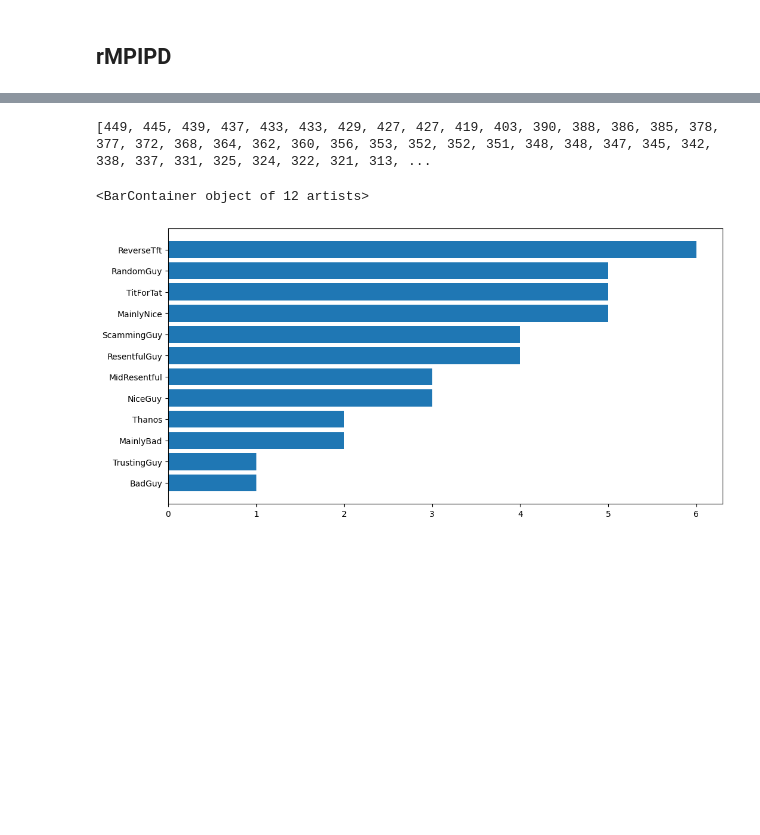
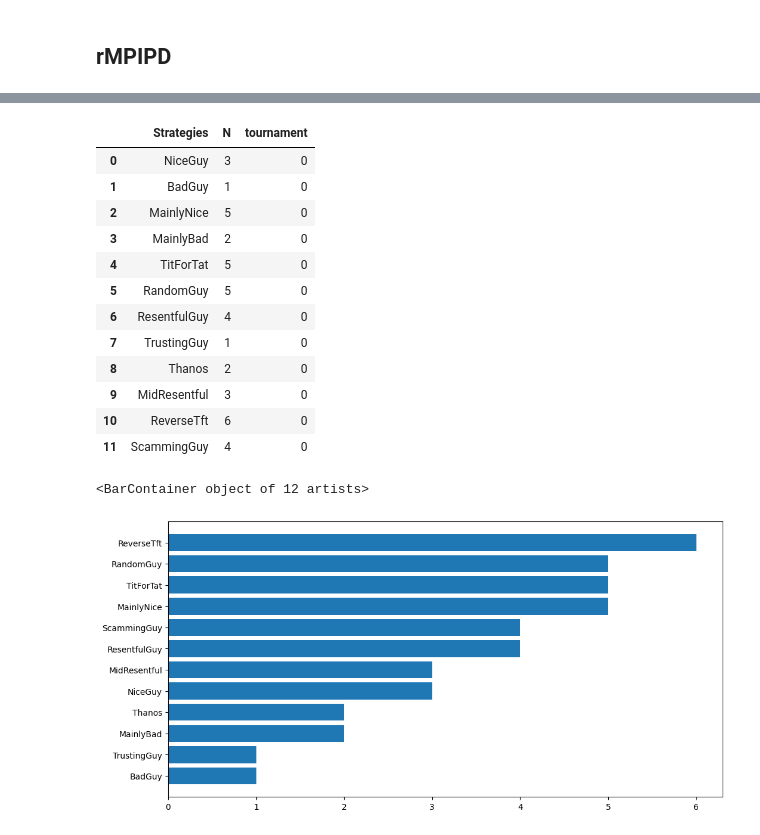
Before and after one commit to LeoPi314/LCP_projects_Y7_Group_4, a Jupyter notebook: IteratedTournament.ipynb, the cells around one changed output, grey strips where cells are left out. Cells and saved outputs as stored; diff of their text form; code cells hidden in the pictures; blank space fills up the shorter version.

```diff
--- a/IteratedTournament.ipynb
+++ b/IteratedTournament.ipynb
@@ -117,19 +116,23 @@ Tournament classification:
 # %% [markdown]
 ## rMPIPD
 # %%
+import copy
+
 # The iterated tournament function is slightly different; Inside the function the tournament is repeated thanks to a
 # while loop and the result is a list of lists of tuples with the final scores of each tournament
 
 #Try to iterate the tournament process: new parameter "r" to set the number of iterations of the tournament
 def r_tournament(participants={},N_rounds = 10, r=50, M = Payoff):
 
+    #create a copy of the participants dictionary in order to not change the original one
+    P=copy.copy(participants)
     #set a counter for the while loop
     t_counter = 0
     #array to store all the results of each tournamen
     classification = []
     # create a data frame to memorize the strategies at the start of each tournament
     data_frames = []
-    time_evolution_0 = pd.DataFrame(list(participants.items()),columns = ['Strategies','N'])
+    time_evolution_0 = pd.DataFrame(list(P.items()),columns = ['Strategies','N'])
     time_evolution_0['tournament'] = t_counter
     data_frames.append(time_evolution_0)
 
@@ -137,7 +140,7 @@ def r_tournament(participants={},N_rounds = 10, r=50, M = Payoff):
     while t_counter < r:
 
         # Call the function to play the tournament and append the results
-        classification.append(tournament(participants,N_rounds, M))
+        classification.append(tournament(P,N_rounds, M))
 
         #Update the participants dictionary: remove the last classified and add one more player with the winning strategy
         looser = classification[t_counter][-1][0]
@@ -152,8 +155,8 @@ def r_tournament(participants={},N_rounds = 10, r=50, M = Payoff):
         w_strategy = ''.join([char for char in winner if char.isalpha()])
 
         #increase/decrease the presence of the winner/looser strategies
-        participants[l_strategy] -= 1
-        participants[w_strategy] += 1
+        P[l_strategy] -= 1
+        P[w_strategy] += 1
 
         #test
         #time_evolution['tournament'] += t_counter
@@ -164,13 +167,13 @@ def r_tournament(participants={},N_rounds = 10, r=50, M = Payoff):
         #update the data frame for the time evolution with a new column
         #new_line = [ s[1] for s in list(participants.items())]
         #time_evolution.loc[len(time_evolution)] = new_line
-        time_evolution_i = pd.DataFrame(list(participants.items()),columns = ['Strategies','N'])
+        time_evolution_i = pd.DataFrame(list(P.items()),columns = ['Strategies','N'])
         time_evolution_i['tournament'] = t_counter
         data_frames.append(time_evolution_i)
 
     data_frame_tot = pd.concat(data_frames, axis=0)
 
-    return ( classification, data_frame_tot )
+    return classification, data_frame_tot
 # %%
 import pandas as pd
 
@@ -213,9 +204,29 @@ result, time_evolution = r_tournament(test_part,r = 300,N_rounds = 5, M = Payoff
 # %%
+# Debug cell
 # Selezionare il secondo elemento di ogni tupla nella prima lista
-secondi_elementi = [tupla[1] for tupla in result[0]]
-print(secondi_elementi)
+#secondi_elementi = [tupla[1] for tupla in result[0]]
+#print(secondi_elementi)
-# %% [output]
-[449, 445, 439, 437, 433, 433, 429, 427, 427, 419, 403, 390, 388, 386, 385, 378, 377, 372, 368, 364, 362, 360, 356, 353, 352, 352, 351, 348, 348, 347, 345, 342, 338, 337, 331, 325, 324, 322, 321, 313, ...
+# %%
+# Debug cell
+#test_1_res, test_1_te = r_tournament(test_part,r = 300,N_rounds = 5, M = Payoff)
+#test_2_res, test_2_te = r_tournament(test_part,r = 300,N_rounds = 10, M = Payoff)
+#diff_rounds_te[0]['tournament']
+data_frame = diff_rounds_te[0][diff_rounds_te[0]['tournament']==0]
+data_frame
+# %% [output]
+|  | Strategies | N | tournament |
+| 0 | NiceGuy | 3 | 0 |
+| 1 | BadGuy | 1 | 0 |
+| 2 | MainlyNice | 5 | 0 |
+| 3 | MainlyBad | 2 | 0 |
+| 4 | TitForTat | 5 | 0 |
+| 5 | RandomGuy | 5 | 0 |
+| 6 | ResentfulGuy | 4 | 0 |
+| 7 | TrustingGuy | 1 | 0 |
+| 8 | Thanos | 2 | 0 |
+| 9 | MidResentful | 3 | 0 |
+| 10 | ReverseTft | 6 | 0 |
+| 11 | ScammingGuy | 4 | 0 |
 # %%
 # Plot the starting situation with an horizontal barplot
 import matplotlib.pyplot as plt
```
Also changed, not shown: parts of 7 cells of this notebook, 1 other file.
